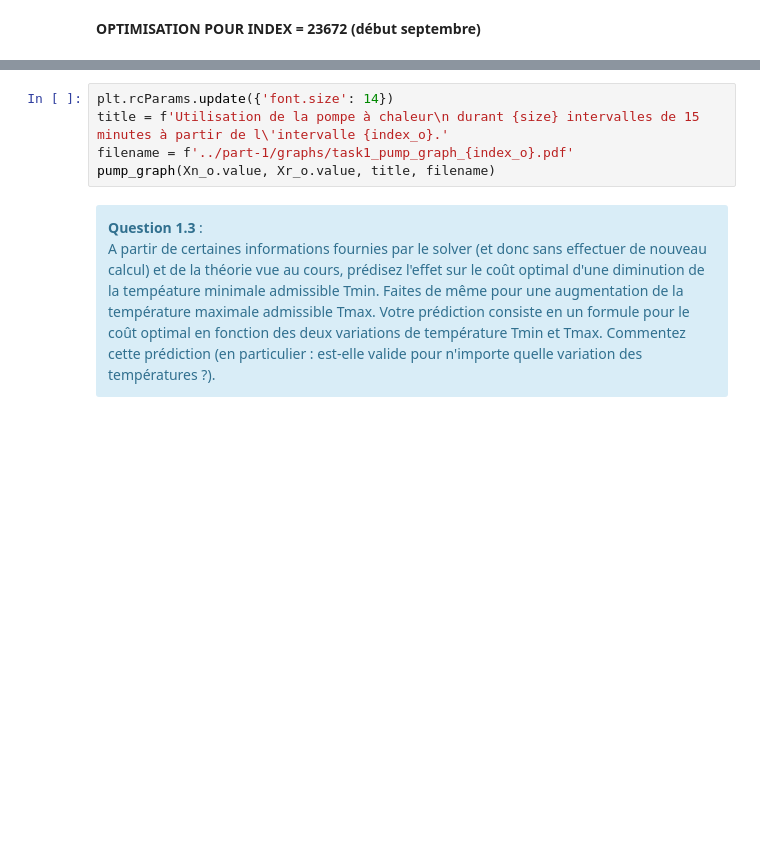
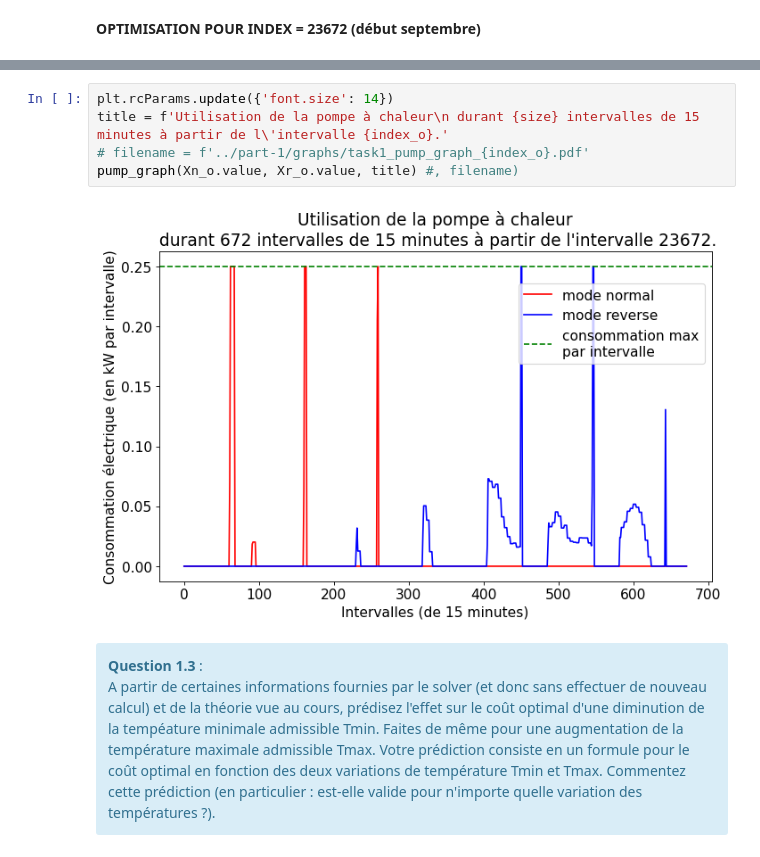
Before and after one commit to nicojmn/LINMA1702-project, a Jupyter notebook: part-2/LINMA1702_Projet_part_2_groupe_13.ipynb, the cells around one changed output, grey strips where cells are left out. Drawn from its saved outputs; the diff is of its cells as text; blank space fills up the shorter version.

```diff
--- a/part-2/LINMA1702_Projet_part_2_groupe_13.ipynb
+++ b/part-2/LINMA1702_Projet_part_2_groupe_13.ipynb
@@ -239,8 +257,10 @@ temperature_graph(T_o.value, 19, 21, title, filename)
 # %%
 plt.rcParams.update({'font.size': 14})
 title = f'Utilisation de la pompe à chaleur\n durant {size} intervalles de 15 minutes à partir de l\'intervalle {index_o}.'
-filename = f'../part-1/graphs/task1_pump_graph_{index_o}.pdf'
-pump_graph(Xn_o.value, Xr_o.value, title, filename)
+# filename = f'../part-1/graphs/task1_pump_graph_{index_o}.pdf'
+pump_graph(Xn_o.value, Xr_o.value, title) #, filename)
+# %% [output]
+[figure, added]
 # %% [markdown]
 <div class="alert alert-block alert-info"><b>Question 1.3</b> :<br>
     A partir de certaines informations fournies par le solver (et donc sans effectuer de nouveau calcul) et de la théorie vue au cours, prédisez l'effet sur le coût optimal d'une diminution de la tempéature minimale admissible Tmin. Faites de même pour une augmentation de la température maximale admissible Tmax.
```
Also changed, not shown: parts of 29 cells of this notebook.
